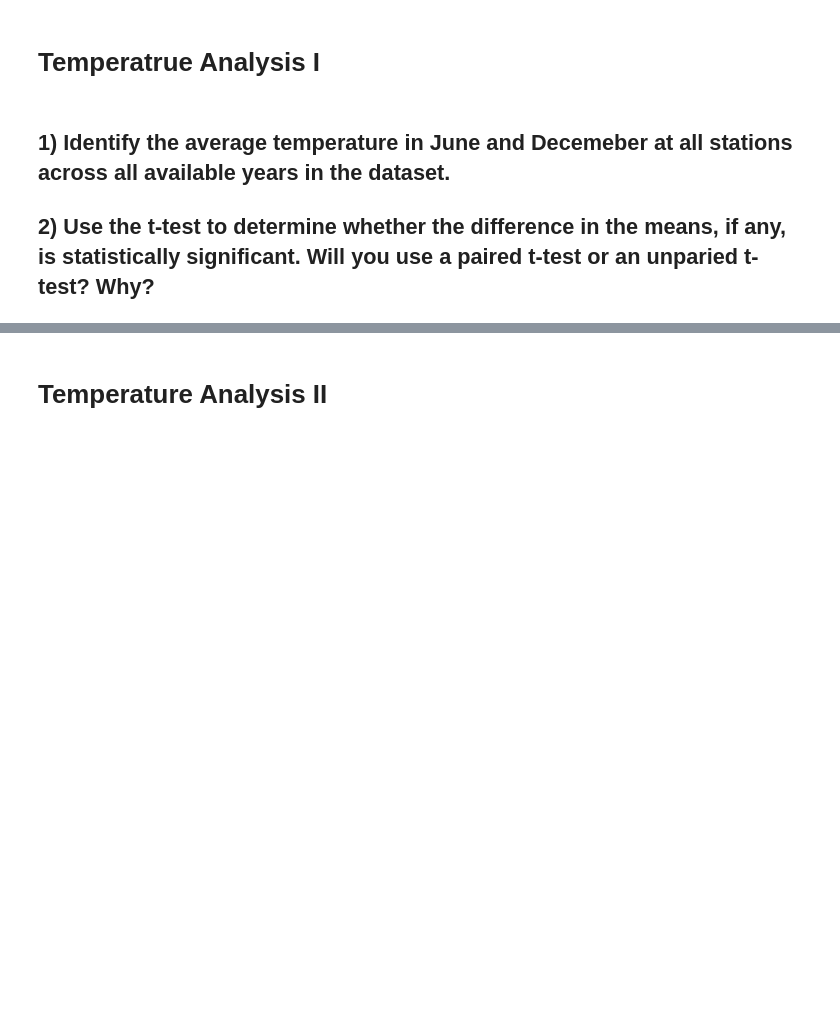
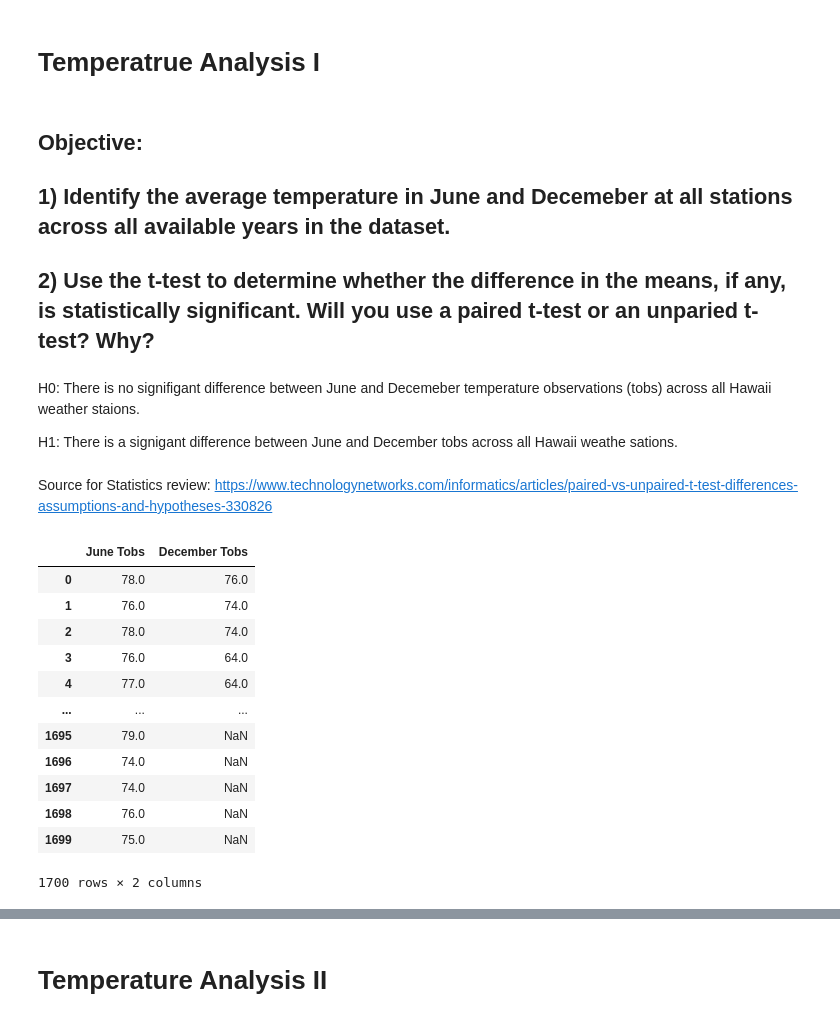
Before and after one commit to micale24/sqlalchemy-challenge, a Jupyter notebook: Climate Analysis and Exploration.ipynb, the cells around one changed output, grey strips where cells are left out. Drawn from its saved outputs; the diff is of its cells as text; code cells hidden in the pictures; blank space fills up the shorter version.

Commit message:
Finsihed first analysis

```diff
--- a/Climate Analysis and Exploration.ipynb
+++ b/Climate Analysis and Exploration.ipynb
@@ -244,5 +244,6 @@ plt.xlabel("Temperature");
 # %% [markdown]
 # Temperatrue Analysis I
 # %% [markdown]
+## Objective:
 ##  1) Identify the average temperature in June and Decemeber at all stations across all available years in the dataset.
 ##  2) Use the t-test to determine whether the difference in the means, if any, is statistically significant.  Will you use a paired t-test or an unparied t-test? Why?
@@ -251,0 +250,6 @@ from sqlalchmey import
+# %% [markdown]
+H0: There is no signifigant difference between June and Decemeber temperature observations (tobs) across all Hawaii weather staions.
+
+H1: There is a signigant difference between June and December tobs across all Hawaii weathe sations.
+# %% [markdown]
+Source for Statistics review: https://www.technologynetworks.com/informatics/articles/paired-vs-unpaired-t-test-differences-assumptions-and-hypotheses-330826
@@ -251,0 +262,36 @@ from sqlalchmey import
+# %%
+#Query for June and December Months over all years in measurement table
+june_tobs = session.query(measurement.tobs).\
+    filter(measurement.date.like("%-06-%")).filter(and_(measurement.tobs))
+dec_tobs = session.query(measurement.tobs).\
+    filter(measurement.date.like("%-12-%")).filter(and_(measurement.tobs))
+
+#Turning the June and December queries into data frame for analysis
+june_tobs_df = pd.DataFrame(june_tobs)
+dec_tobs_df = pd.DataFrame(dec_tobs)
+
+
+#Double check of null values and rename column
+june_tobs_df.dropna(how='any', inplace=True)
+june_tobs_df = june_tobs_df.rename(columns = {'tobs':"June Tobs"})
+dec_tobs_df.dropna(how='any', inplace=True)
+dec_tobs_df = dec_tobs_df.rename(columns = {'tobs':"December Tobs"})
+
+#Data Frame Merge of June and December tobs
+# Null Values are because there are more observations for June than December
+June_Dec_df = pd.merge(june_tobs_df, dec_tobs_df, how='outer', right_on=None, left_index=True, right_index=True)
+June_Dec_df
+# %% [output]
+|  | June Tobs | December Tobs |
+| 0 | 78.0 | 76.0 |
+| 1 | 76.0 | 74.0 |
+| 2 | 78.0 | 74.0 |
+| 3 | 76.0 | 64.0 |
+| 4 | 77.0 | 64.0 |
+| ... | ... | ... |
+| 1695 | 79.0 | NaN |
+| 1696 | 74.0 | NaN |
+| 1697 | 74.0 | NaN |
+| 1698 | 76.0 | NaN |
+| 1699 | 75.0 | NaN |
+1700 rows × 2 columns
```
Also changed, not shown: parts of 7 cells of this notebook.
